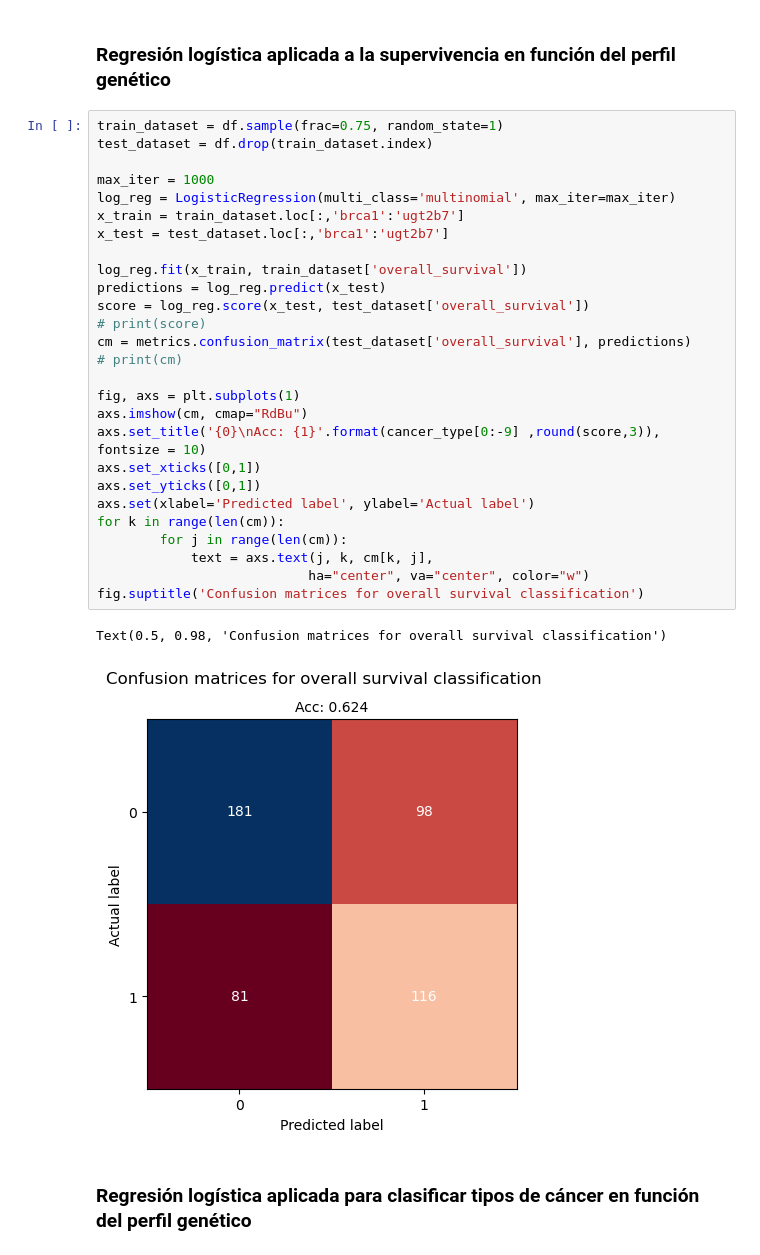
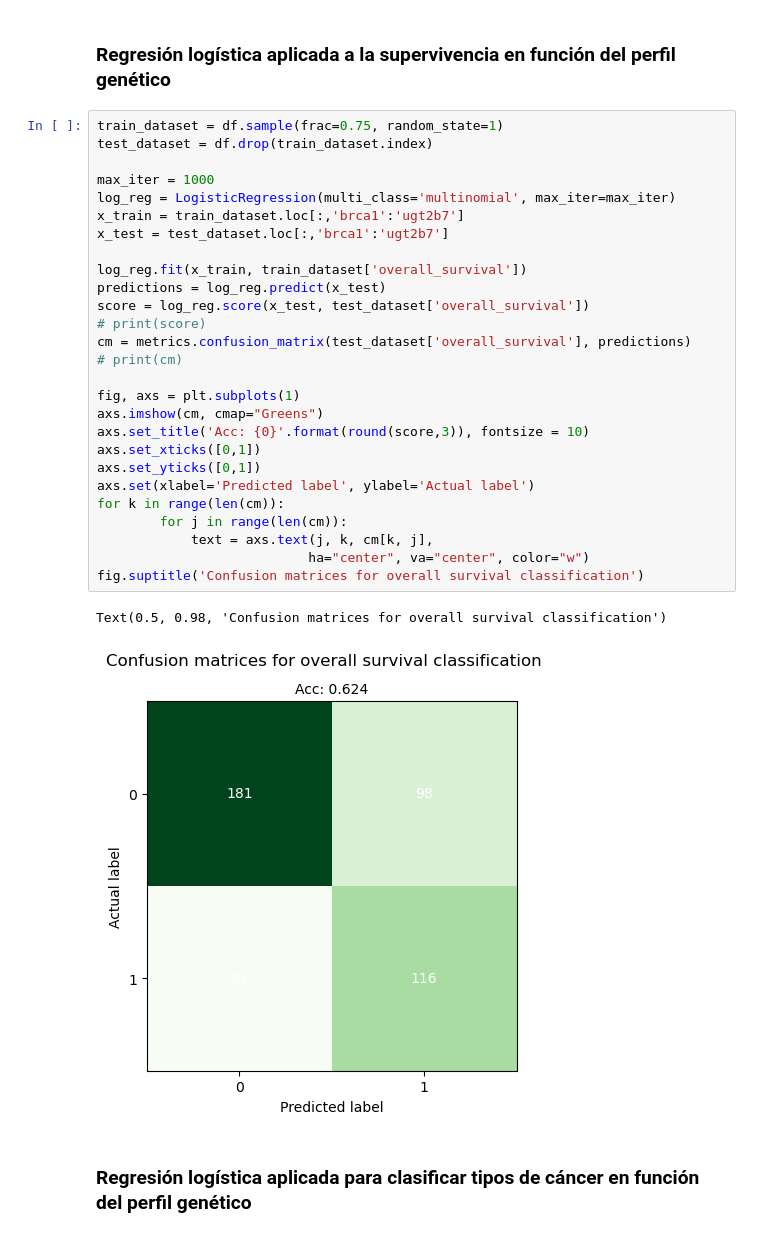
Before and after one commit to Allocco14/BreastCancerIIA, a Jupyter notebook: Breast_cancer.ipynb, the cells around one changed output. Cells and saved outputs as stored; diff of their text form.

```diff
--- a/Breast_cancer.ipynb
+++ b/Breast_cancer.ipynb
@@ -190,33 +190,33 @@ plt.scatter(x2, y2)
 # %%
 train_dataset = df.sample(frac=0.75, random_state=1)
 test_dataset = df.drop(train_dataset.index)
 
 max_iter = 1000
 log_reg = LogisticRegression(multi_class='multinomial', max_iter=max_iter)
 x_train = train_dataset.loc[:,'brca1':'ugt2b7']
 x_test = test_dataset.loc[:,'brca1':'ugt2b7']
 
 log_reg.fit(x_train, train_dataset['overall_survival'])
 predictions = log_reg.predict(x_test)
 score = log_reg.score(x_test, test_dataset['overall_survival'])
 # print(score)
 cm = metrics.confusion_matrix(test_dataset['overall_survival'], predictions)
 # print(cm)
 
 fig, axs = plt.subplots(1)
-axs.imshow(cm, cmap="RdBu")
-axs.set_title('{0}\nAcc: {1}'.format(cancer_type[0:-9] ,round(score,3)), fontsize = 10)
+axs.imshow(cm, cmap="Greens")
+axs.set_title('Acc: {0}'.format(round(score,3)), fontsize = 10)
 axs.set_xticks([0,1])
 axs.set_yticks([0,1])
 axs.set(xlabel='Predicted label', ylabel='Actual label')
 for k in range(len(cm)):
         for j in range(len(cm)):
             text = axs.text(j, k, cm[k, j],
                            ha="center", va="center", color="w")
 fig.suptitle('Confusion matrices for overall survival classification')
 # %% [output]
 Text(0.5, 0.98, 'Confusion matrices for overall survival classification')
-[figure, old version]
+[figure, new version]
 # %% [markdown]
 ### Regresión logística aplicada para clasificar tipos de cáncer en función del perfil genético
 # %%
```
Also changed, not shown: parts of 11 cells of this notebook.
